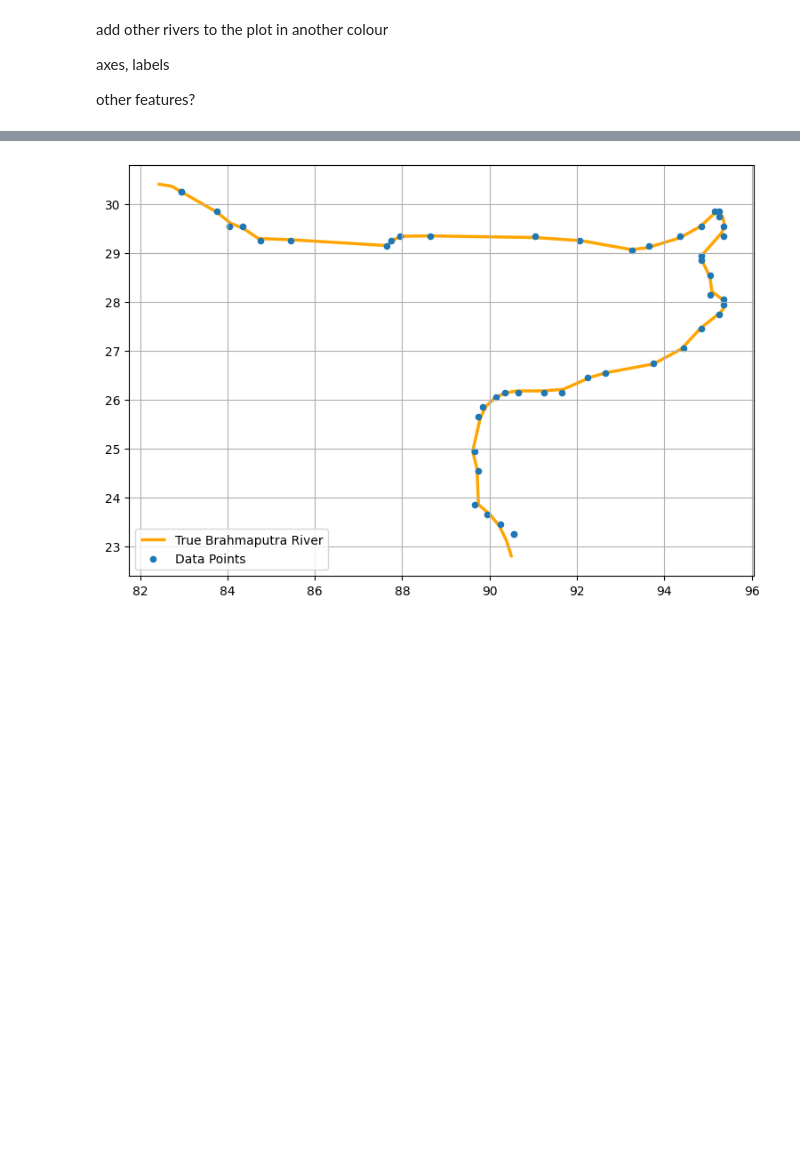
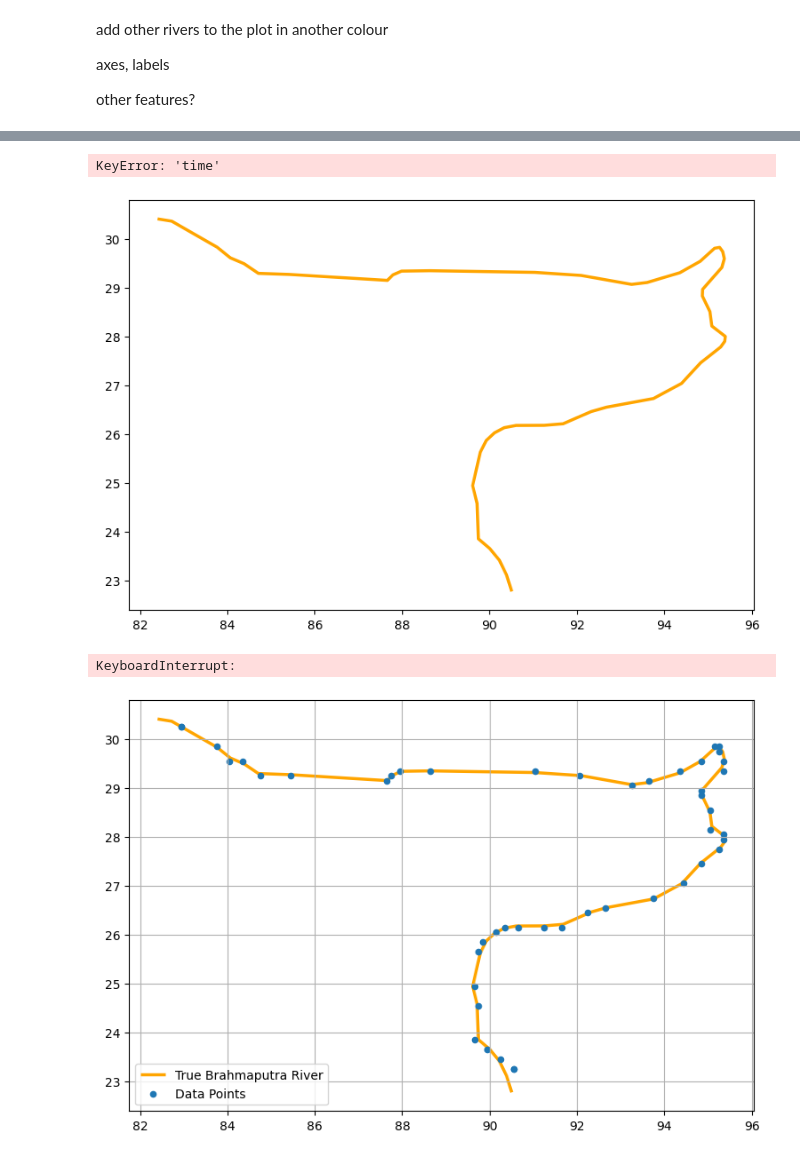
Before and after one commit to PaulNitschke/DS-Brahmaputra-River, a Jupyter notebook: notebooks/geo_exploration.ipynb, the cells around one changed output, grey strips where cells are left out. Drawn from its saved outputs; the diff is of its cells as text; code cells hidden in the pictures; blank space fills up the shorter version.

```diff
--- a/notebooks/geo_exploration.ipynb
+++ b/notebooks/geo_exploration.ipynb
@@ -128,3 +198,19 @@ def calculate_distance(point1, point2):
+# %%
+fig, ax = plt.subplots(figsize=(13,6))
+
+brahmaputra.plot(ax=ax, color='orange', linewidth=2.5, label='True Brahmaputra River', zorder=0)
+
+final_df[final_df['time']=='2015-01-01'].plot(ax=ax, markersize=20, marker='o', label='Data Points Jan 2015', zorder=1)
+final_df[final_df['time']=='2016-01-01'].plot(ax=ax, markersize=20, marker='o', label='Data Points Jan 2016', zorder=2)
+final_df[final_df['time']=='2017-01-01'].plot(ax=ax, markersize=20, marker='o', label='Data Points Jan 2017', zorder=3)
+final_df[final_df['time']=='2018-01-01'].plot(ax=ax, markersize=20, marker='o', label='Data Points Jan 2018', zorder=4)
+final_df[final_df['time']=='2019-01-01'].plot(ax=ax, markersize=20, marker='o', label='Data Points Jan 2019', zorder=5)
+
+plt.legend()
+plt.grid(True)
+# %% [output]
+KeyError: 'time'
+[figure, added]
 # %%
 # Convert river to a list of individual points (lon, lat)
 river_linestring = brahmaputra.iloc[0]['geometry']
@@ -154,7 +240,9 @@ for true_coord in river_points:
     closest_points.append(closest_point)
 
 # Filter out only the rows with closest points
-filtered_df_closest = filtered_df.loc[closest_points]
+monthly_filtered_2015 = filtered_df.loc[closest_points]
+# %% [output]
+KeyboardInterrupt:
 # %%
 fig, ax = plt.subplots(figsize=(13,6))
 
```
Also changed, not shown: parts of 12 cells of this notebook, 1 other file.
